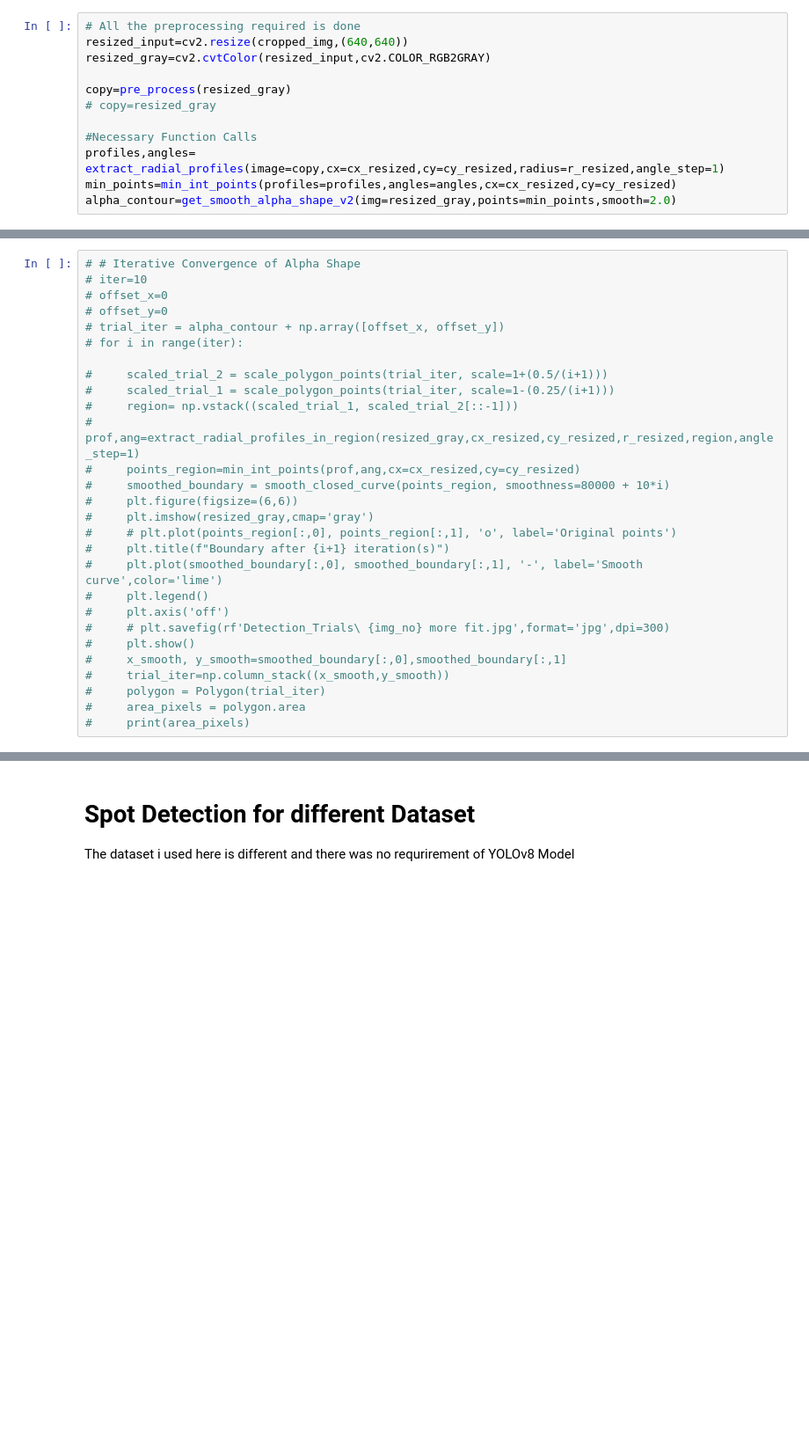
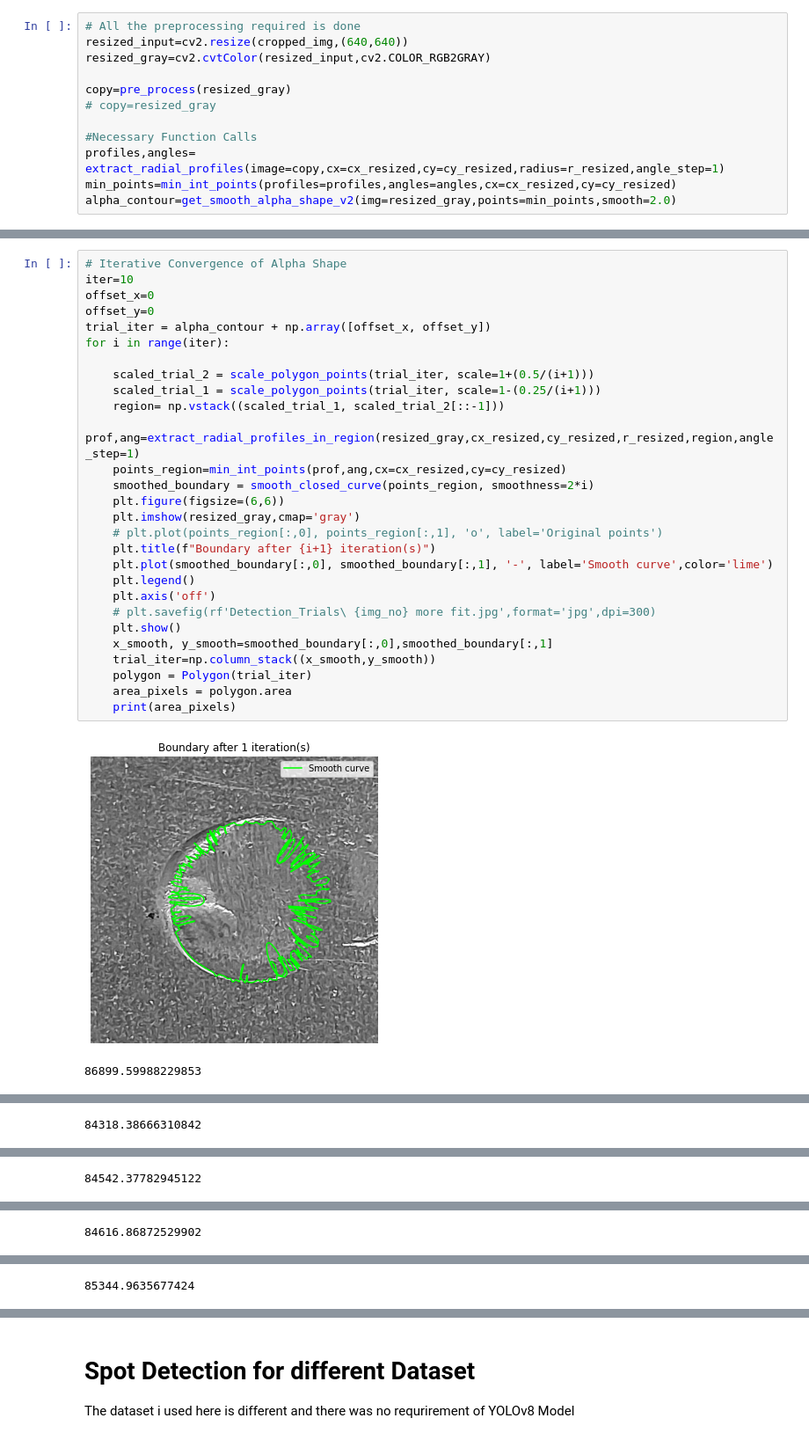
Before and after one commit to Protagonist-8/SpotProject, a Jupyter notebook: structured_spot_test.ipynb, the cells around one changed output, grey strips where cells are left out. Shown at 88% size. Saved outputs shown, nothing was run; the diff lists cells and outputs as text; blank space fills up the shorter version.

Commit message:
Committed with understanding of offset scaling on 18th June Morning Session

```diff
--- a/structured_spot_test.ipynb
+++ b/structured_spot_test.ipynb
@@ -632,28 +630,31 @@ points_region=min_int_points(prof,ang,cx=cx_resized,cy=cy_resized)
 # %%
-# # Iterative Convergence of Alpha Shape
-# iter=10
-# offset_x=0
-# offset_y=0
-# trial_iter = alpha_contour + np.array([offset_x, offset_y])
-# for i in range(iter):
+# Iterative Convergence of Alpha Shape
+iter=10
+offset_x=0
+offset_y=0
+trial_iter = alpha_contour + np.array([offset_x, offset_y])
+for i in range(iter):
 
-#     scaled_trial_2 = scale_polygon_points(trial_iter, scale=1+(0.5/(i+1)))
-#     scaled_trial_1 = scale_polygon_points(trial_iter, scale=1-(0.25/(i+1)))
-#     region= np.vstack((scaled_trial_1, scaled_trial_2[::-1]))
-#     prof,ang=extract_radial_profiles_in_region(resized_gray,cx_resized,cy_resized,r_resized,region,angle_step=1)
-#     points_region=min_int_points(prof,ang,cx=cx_resized,cy=cy_resized)
-#     smoothed_boundary = smooth_closed_curve(points_region, smoothness=80000 + 10*i)
-#     plt.figure(figsize=(6,6))
-#     plt.imshow(resized_gray,cmap='gray')
-#     # plt.plot(points_region[:,0], points_region[:,1], 'o', label='Original points')
-#     plt.title(f"Boundary after {i+1} iteration(s)")
-#     plt.plot(smoothed_boundary[:,0], smoothed_boundary[:,1], '-', label='Smooth curve',color='lime')
-#     plt.legend()
-#     plt.axis('off')
-#     # plt.savefig(rf'Detection_Trials\ {img_no} more fit.jpg',format='jpg',dpi=300)
-#     plt.show()
-#     x_smooth, y_smooth=smoothed_boundary[:,0],smoothed_boundary[:,1]
-#     trial_iter=np.column_stack((x_smooth,y_smooth))
-#     polygon = Polygon(trial_iter)
-#     area_pixels = polygon.area
-#     print(area_pixels)
+    scaled_trial_2 = scale_polygon_points(trial_iter, scale=1+(0.5/(i+1)))
+    scaled_trial_1 = scale_polygon_points(trial_iter, scale=1-(0.25/(i+1)))
+    region= np.vstack((scaled_trial_1, scaled_trial_2[::-1]))
+    prof,ang=extract_radial_profiles_in_region(resized_gray,cx_resized,cy_resized,r_resized,region,angle_step=1)
+    points_region=min_int_points(prof,ang,cx=cx_resized,cy=cy_resized)
+    smoothed_boundary = smooth_closed_curve(points_region, smoothness=2*i)
+    plt.figure(figsize=(6,6))
+    plt.imshow(resized_gray,cmap='gray')
+    # plt.plot(points_region[:,0], points_region[:,1], 'o', label='Original points')
+    plt.title(f"Boundary after {i+1} iteration(s)")
+    plt.plot(smoothed_boundary[:,0], smoothed_boundary[:,1], '-', label='Smooth curve',color='lime')
+    plt.legend()
+    plt.axis('off')
+    # plt.savefig(rf'Detection_Trials\ {img_no} more fit.jpg',format='jpg',dpi=300)
+    plt.show()
+    x_smooth, y_smooth=smoothed_boundary[:,0],smoothed_boundary[:,1]
+    trial_iter=np.column_stack((x_smooth,y_smooth))
+    polygon = Polygon(trial_iter)
+    area_pixels = polygon.area
+    print(area_pixels)
+# %% [output]
+[figure, added]
+86899.59988229853
@@ -659,0 +662 @@ points_region=min_int_points(prof,ang,cx=cx_resized,cy=cy_resized)
+84318.38666310842
@@ -659,0 +664 @@ points_region=min_int_points(prof,ang,cx=cx_resized,cy=cy_resized)
+84542.37782945122
@@ -659,0 +666 @@ points_region=min_int_points(prof,ang,cx=cx_resized,cy=cy_resized)
+84616.86872529902
@@ -659,0 +668 @@ points_region=min_int_points(prof,ang,cx=cx_resized,cy=cy_resized)
+85344.9635677424
```
Also changed, not shown: parts of 11 cells of this notebook.
